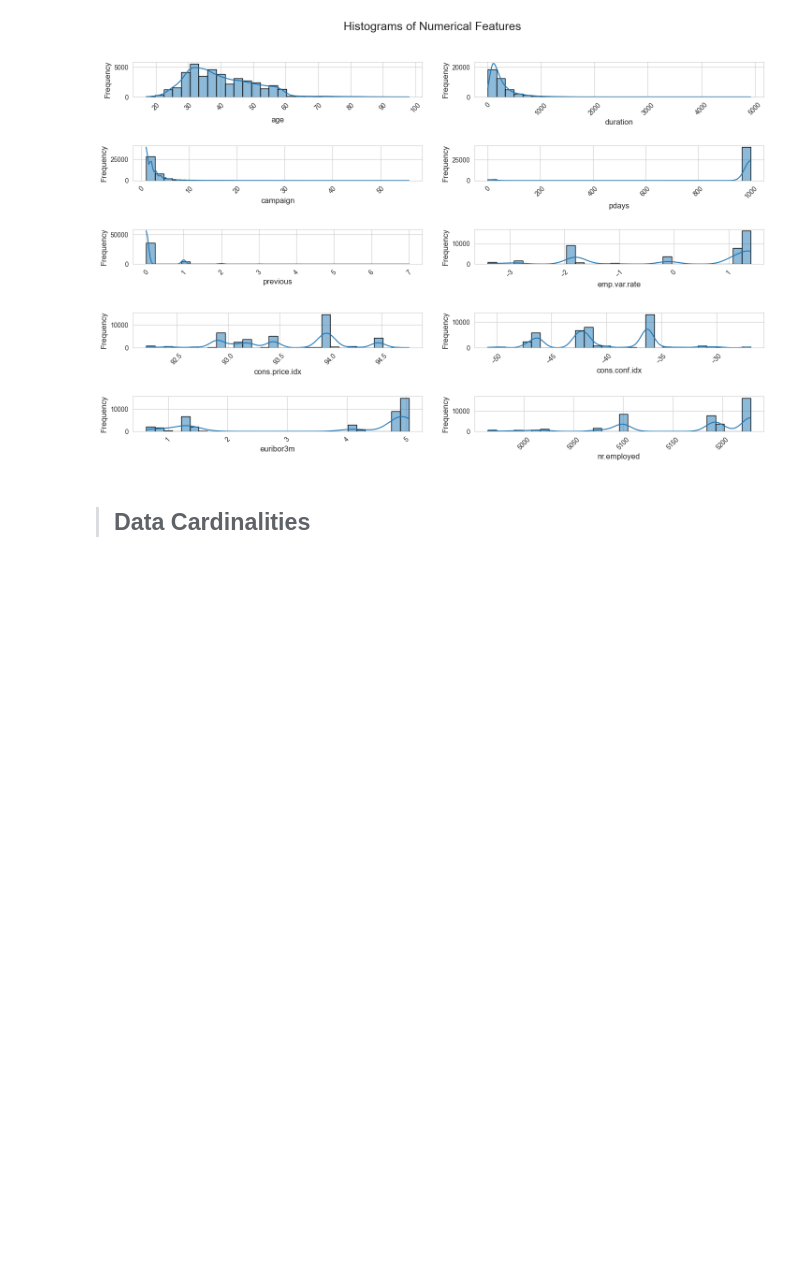
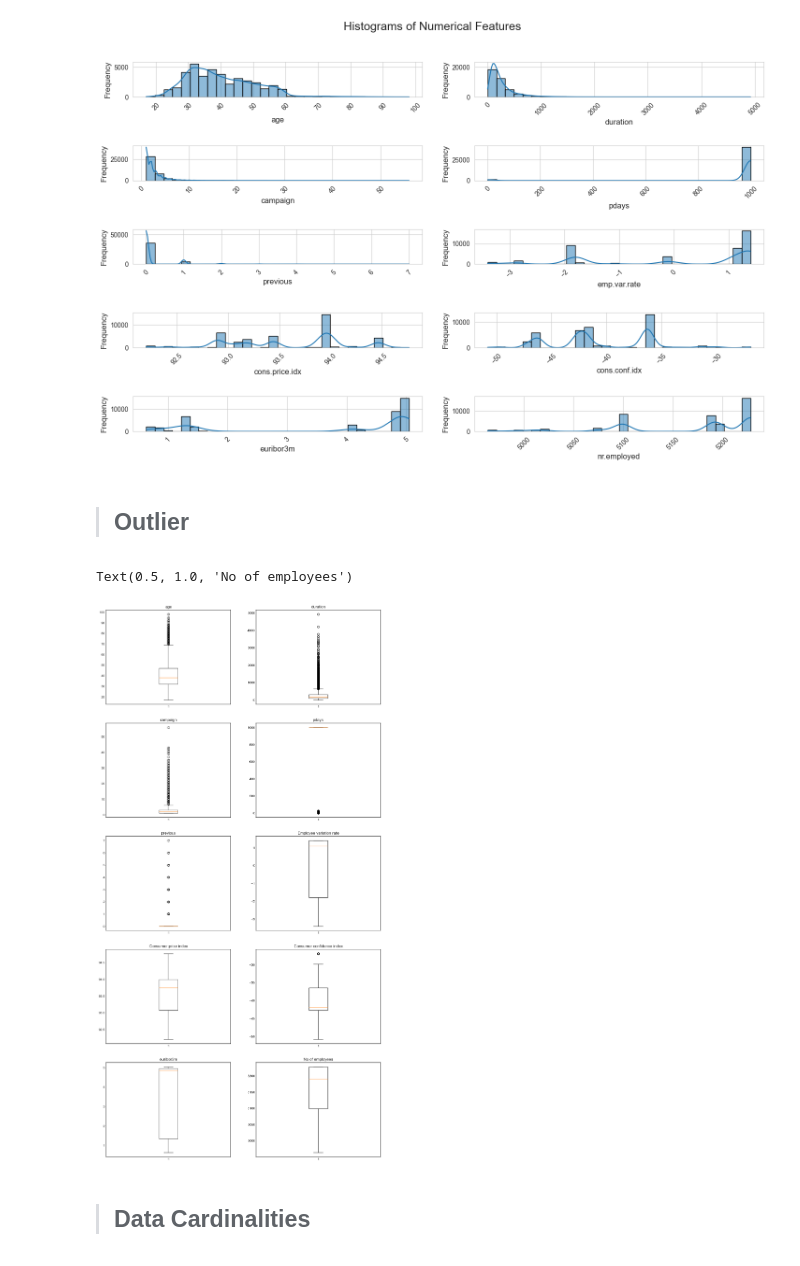
Before and after one commit to team-theta-dtids/final-project, a Jupyter notebook: main_new.ipynb, the cells around one changed output. Saved outputs shown, nothing was run; the diff lists cells and outputs as text; code cells hidden in the pictures; blank space fills up the shorter version.

```diff
--- a/main_new.ipynb
+++ b/main_new.ipynb
@@ -221,6 +221,44 @@ plt.show()
 # %% [output]
 <Figure size 1500x1000 with 0 Axes>
 [figure]
+# %% [markdown]
+>## Outlier
+# %%
+plt.figure(figsize = (15, 30))
+plt.style.use('seaborn-white')
+ax=plt.subplot(521)
+plt.boxplot(df['age'])
+ax.set_title('age')
+ax=plt.subplot(522)
+plt.boxplot(df['duration'])
+ax.set_title('duration')
+ax=plt.subplot(523)
+plt.boxplot(df['campaign'])
+ax.set_title('campaign')
+ax=plt.subplot(524)
+plt.boxplot(df['pdays'])
+ax.set_title('pdays')
+ax=plt.subplot(525)
+plt.boxplot(df['previous'])
+ax.set_title('previous')
+ax=plt.subplot(526)
+plt.boxplot(df['emp.var.rate'])
+ax.set_title('Employee variation rate')
+ax=plt.subplot(527)
+plt.boxplot(df['cons.price.idx'])
+ax.set_title('Consumer price index')
+ax=plt.subplot(528)
+plt.boxplot(df['cons.conf.idx'])
+ax.set_title('Consumer confidence index')
+ax=plt.subplot(529)
+plt.boxplot(df['euribor3m'])
+ax.set_title('euribor3m')
+ax=plt.subplot(5,2,10)
+plt.boxplot(df['nr.employed'])
+ax.set_title('No of employees')
+# %% [output]
+Text(0.5, 1.0, 'No of employees')
+[figure, added]
 # %% [markdown]
 >## Data Cardinalities
 # %%
```
Also changed, not shown: parts of 16 cells of this notebook.
